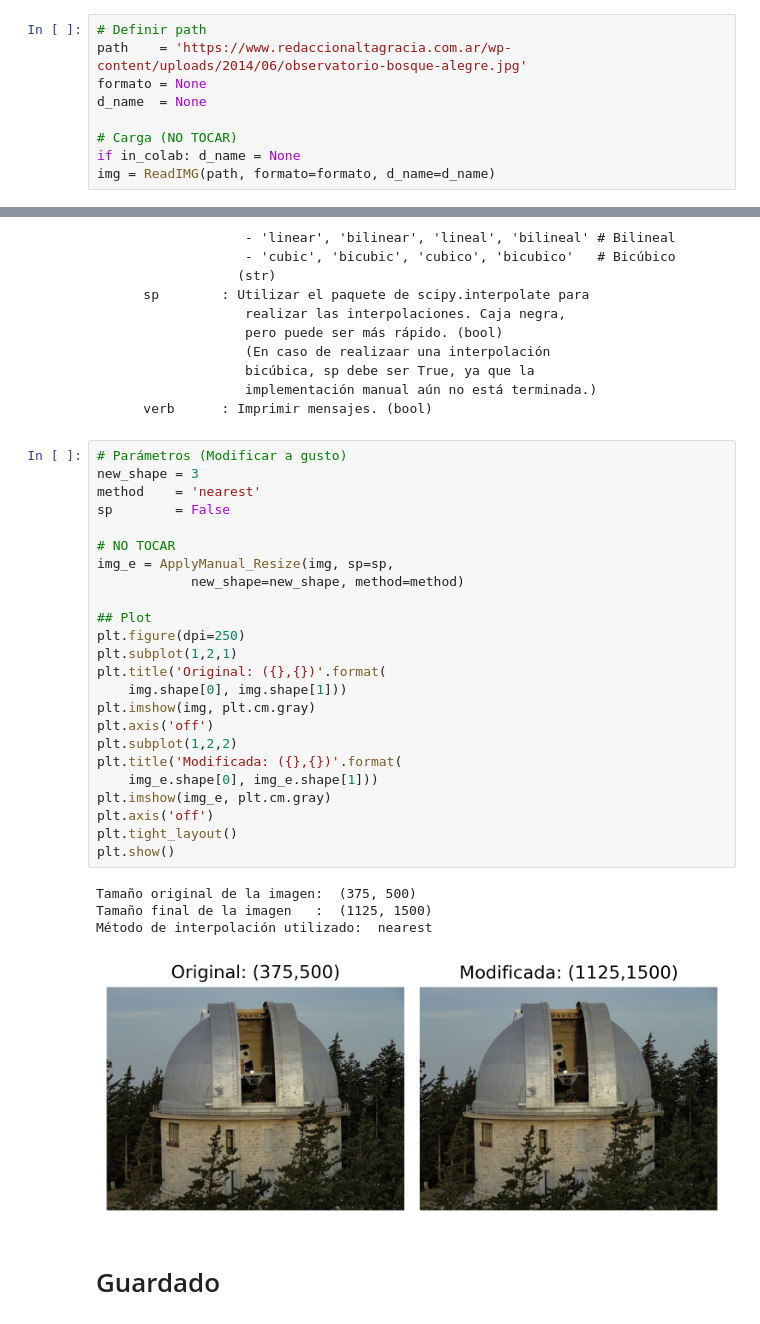
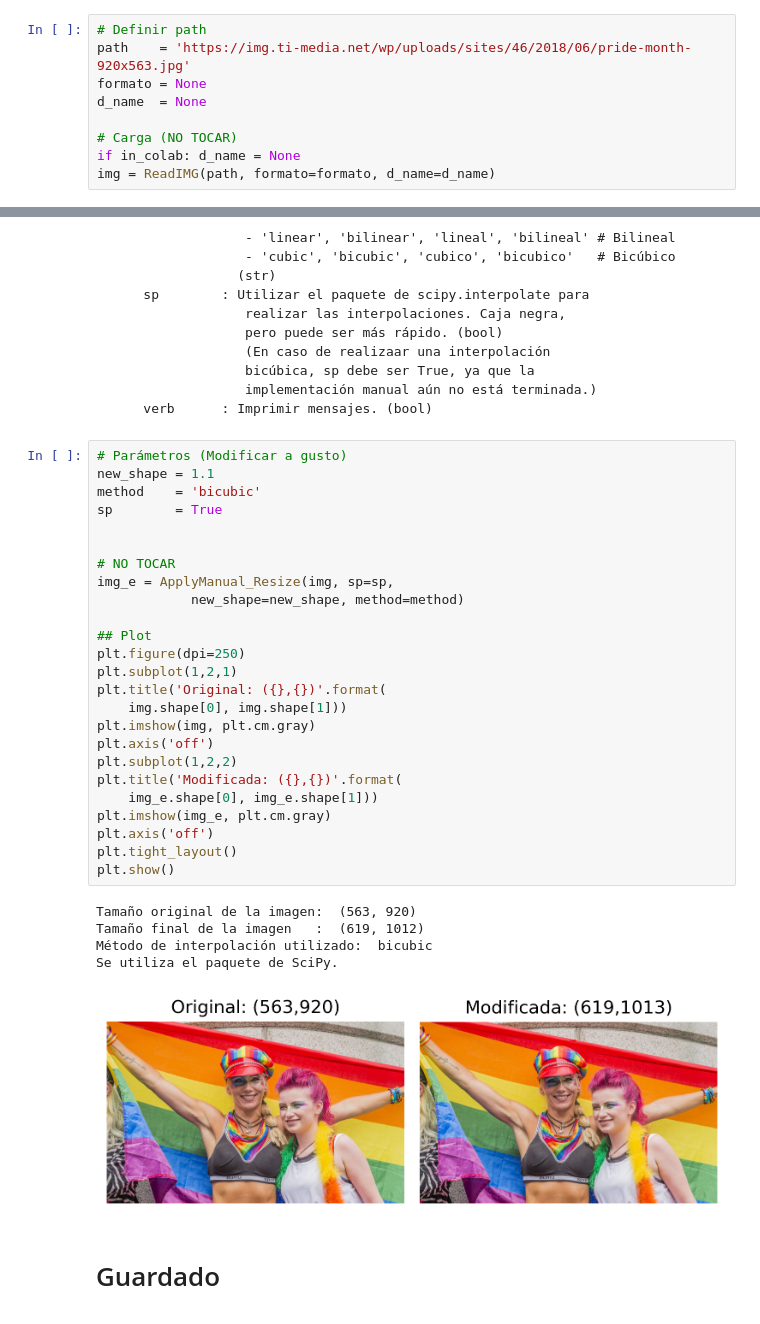
Before and after one commit to Gianuzzi/Proc_de_Img_-DD2020, a Jupyter notebook: Ejercicio2.3.ipynb, the cells around one changed output, grey strips where cells are left out. Cells and saved outputs as stored; diff of their text form.

```diff
--- a/Ejercicio2.3.ipynb
+++ b/Ejercicio2.3.ipynb
@@ -33,7 +33,7 @@ Si se quiere guardar la imagen (luego de descargarla), se puede otorgar un nombr
 - Si se setea como cualquier otra cosa, se guardará el archivo como ``Imagen.jpg``
 # %%
 # Definir path
-path    = 'https://www.redaccionaltagracia.com.ar/wp-content/uploads/2014/06/observatorio-bosque-alegre.jpg'
+path    = 'https://img.ti-media.net/wp/uploads/sites/46/2018/06/pride-month-920x563.jpg'
 formato = None
 d_name  = None
 
@@ -98,33 +98,35 @@ Tamaño de la imagen: (375, 500, 3)
         verb      : Imprimir mensajes. (bool)
 # %%
 # Parámetros (Modificar a gusto)
-new_shape = 3
-method    = 'nearest'
-sp        = False
+new_shape = 1.1
+method    = 'bicubic'
+sp        = True
+
 
 # NO TOCAR
 img_e = ApplyManual_Resize(img, sp=sp,
             new_shape=new_shape, method=method)
 
 ## Plot
 plt.figure(dpi=250)
 plt.subplot(1,2,1)
 plt.title('Original: ({},{})'.format(
     img.shape[0], img.shape[1]))
 plt.imshow(img, plt.cm.gray)
 plt.axis('off')
 plt.subplot(1,2,2)
 plt.title('Modificada: ({},{})'.format(
     img_e.shape[0], img_e.shape[1]))
 plt.imshow(img_e, plt.cm.gray)
 plt.axis('off')
 plt.tight_layout()
 plt.show()
 # %% [output]
-Tamaño original de la imagen:  (375, 500)
-Tamaño final de la imagen   :  (1125, 1500)
-Método de interpolación utilizado:  nearest
+Tamaño original de la imagen:  (563, 920)
+Tamaño final de la imagen   :  (619, 1012)
+Método de interpolación utilizado:  bicubic
+Se utiliza el paquete de SciPy.
-[figure, old version]
+[figure, new version]
 # %% [markdown]
 # Guardado
 # %%
```
Also changed, not shown: parts of 6 cells of this notebook, 4 other files.
